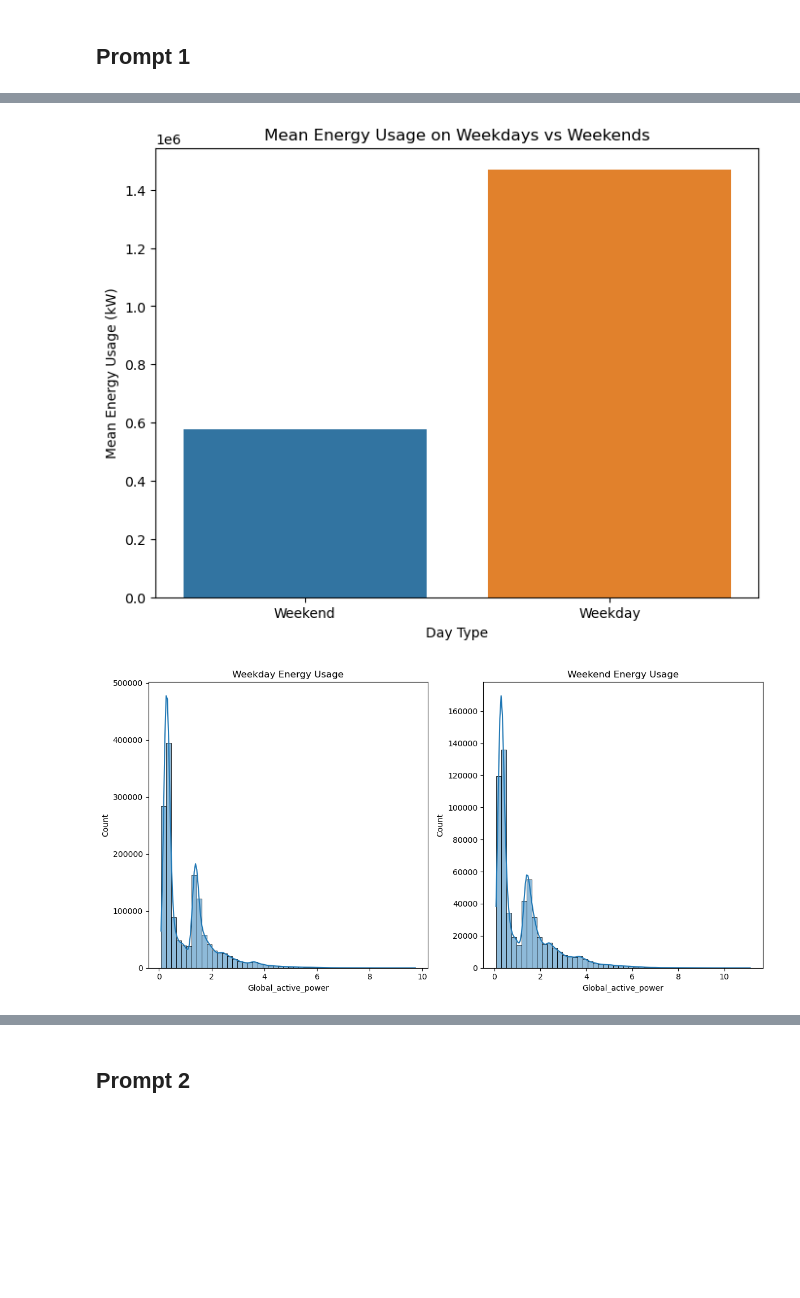
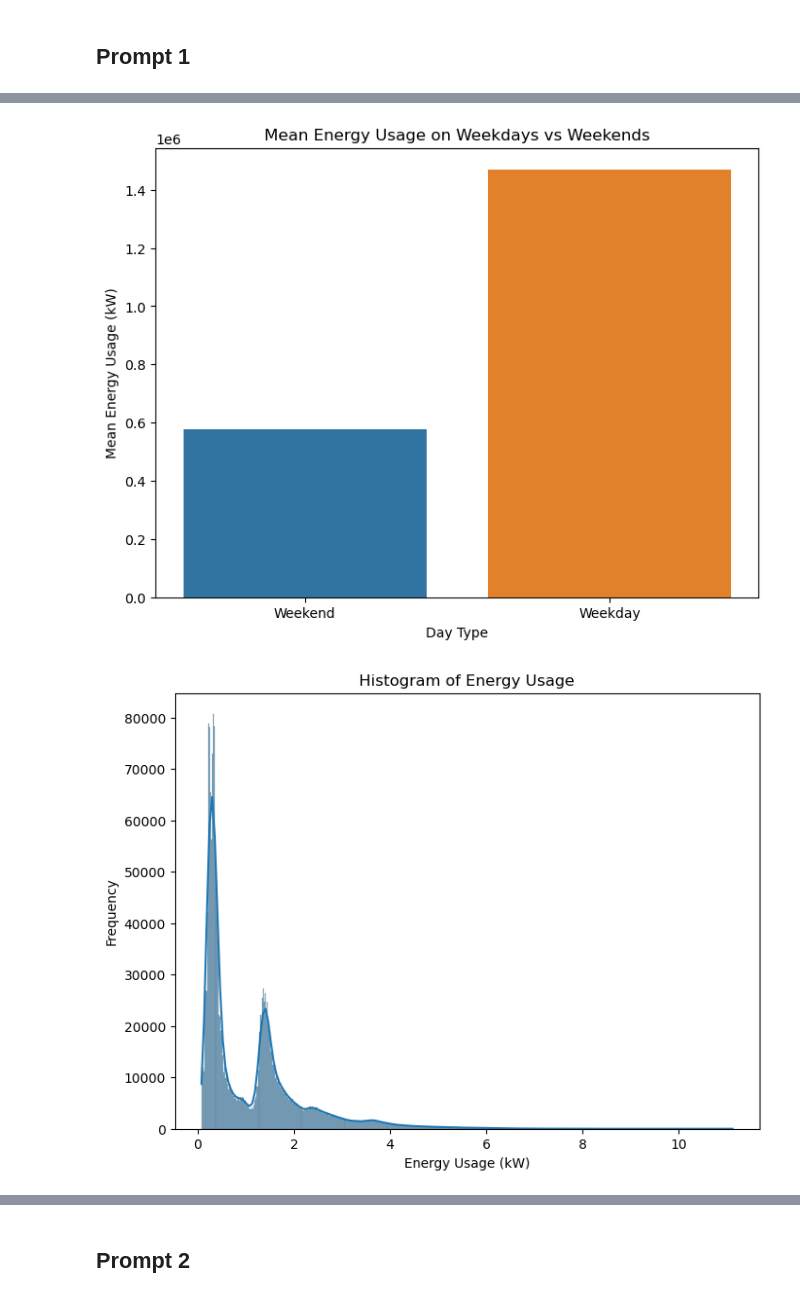
Before and after one commit to Kirtan7311/llm_queries, a Jupyter notebook: llm_queries.ipynb, the cells around one changed output, grey strips where cells are left out. Cells and saved outputs as stored; diff of their text form; code cells hidden in the pictures; blank space fills up the shorter version.

```diff
--- a/llm_queries.ipynb
+++ b/llm_queries.ipynb
@@ -321,7 +321,7 @@ All three prompts gave correct result.
 # %% [markdown]
 ## Prompt 1
 # %%
-q_3 = prompt_1 + "Compare energy usage (Global_active_power) on weekdays vs weekends. Plot a bar graph of mean energy usage to show comparison and also plot histogram. An error is occuring 'cannot pass values for both x and y error' handle that."
+q_3 = prompt_1 + "Compare energy usage (Global_active_power) on weekdays vs weekends. Plot a bar graph of mean energy usage to show comparison and also plot histogram. Handle this error 'TypeError: Cannot pass values for both `x` and `y`.'"
 groq_llama(q_3)
 # %% [output]
 Extracted code:
@@ -340,6 +340,6 @@ df_copy['day_of_week'] = df_copy.index.dayofweek
 plt.show()
 
 
 Executing code output:
 [figure]
-[figure, old version]
+[figure, new version]
```
Also changed, not shown: parts of 30 cells of this notebook.
